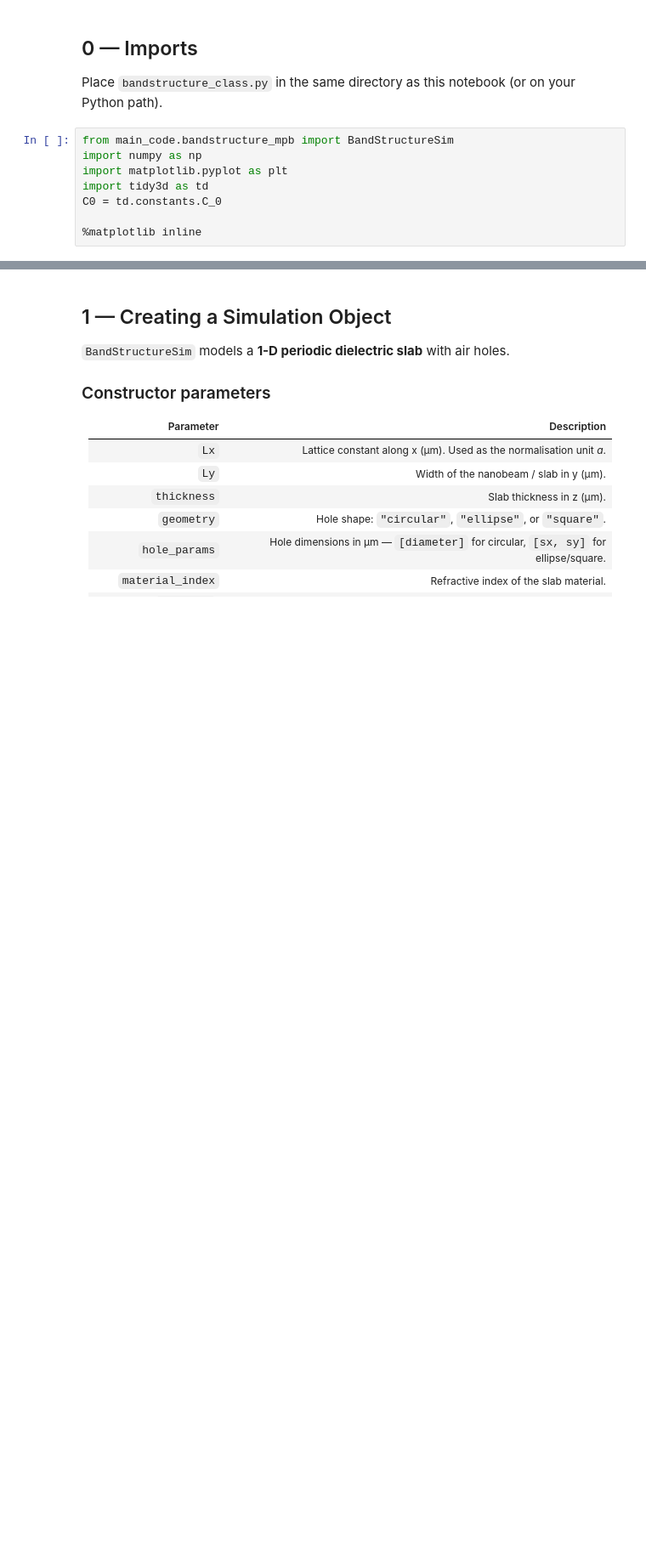
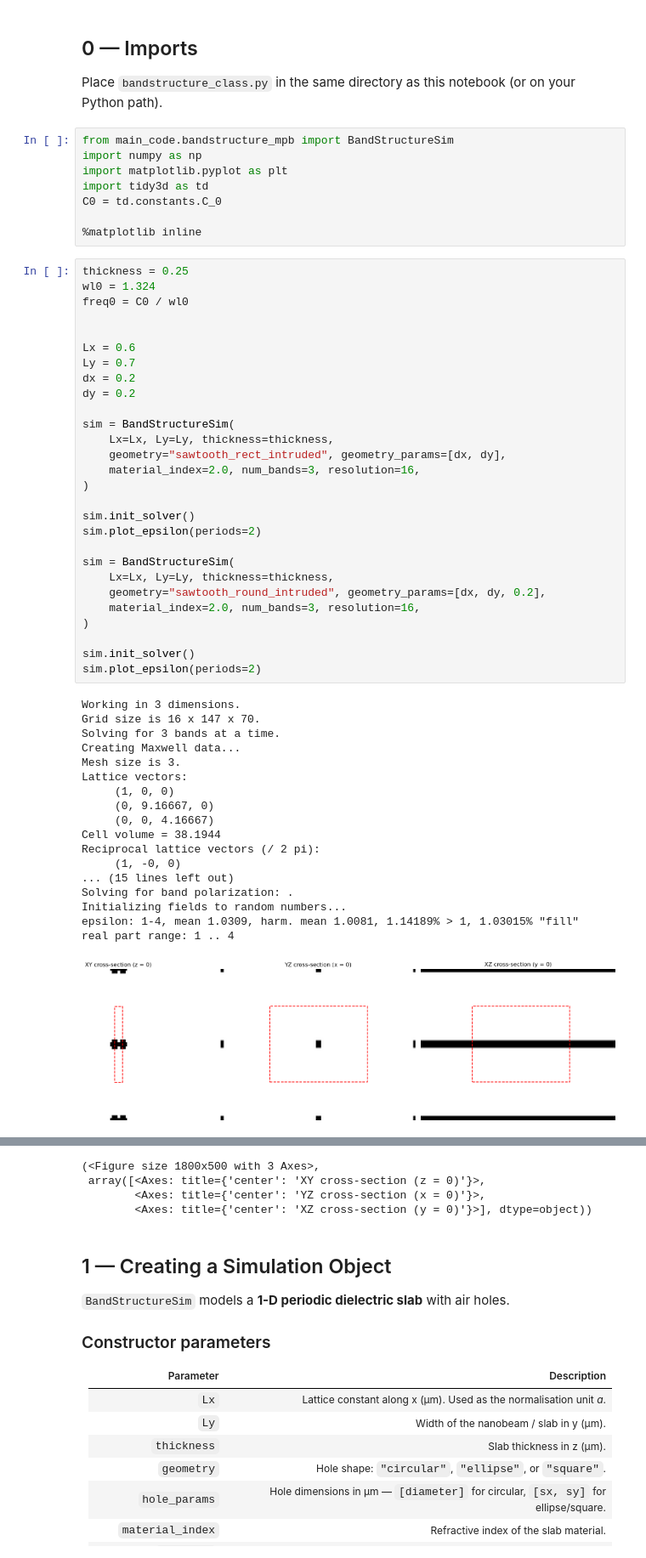
Before and after one commit to Ma-Lab-Cal/nanophotonic_cavity_sim, a Jupyter notebook: bandstructure_tutorial.ipynb, the cells around one changed output, grey strips where cells are left out. Shown at 85% size. Drawn from its saved outputs; the diff is of its cells as text; blank space fills up the shorter version.

Commit message:
Intruded sawtooth geometry added.

```diff
--- a/bandstructure_tutorial.ipynb
+++ b/bandstructure_tutorial.ipynb
@@ -18,3 +18,50 @@ import tidy3d as td
 C0 = td.constants.C_0
 
 %matplotlib inline
+# %%
+thickness = 0.25
+wl0 = 1.324
+freq0 = C0 / wl0
+
+
+Lx = 0.6
+Ly = 0.7
+dx = 0.2
+dy = 0.2
+
+sim = BandStructureSim(
+    Lx=Lx, Ly=Ly, thickness=thickness,
+    geometry="sawtooth_rect_intruded", geometry_params=[dx, dy],
+    material_index=2.0, num_bands=3, resolution=16,
+)
+
+sim.init_solver()
+sim.plot_epsilon(periods=2)
+
+sim = BandStructureSim(
+    Lx=Lx, Ly=Ly, thickness=thickness,
+    geometry="sawtooth_round_intruded", geometry_params=[dx, dy, 0.2],
+    material_index=2.0, num_bands=3, resolution=16,
+)
+
+sim.init_solver()
+sim.plot_epsilon(periods=2)
+# %% [output]
+Working in 3 dimensions.
+Grid size is 16 x 147 x 70.
+Solving for 3 bands at a time.
+Creating Maxwell data...
+Mesh size is 3.
+Lattice vectors:
+     (1, 0, 0)
+     (0, 9.16667, 0)
+     (0, 0, 4.16667)
+Cell volume = 38.1944
+Reciprocal lattice vectors (/ 2 pi):
+     (1, -0, 0)
+... (15 lines left out)
+Solving for band polarization: .
+Initializing fields to random numbers...
+epsilon: 1-4, mean 1.0309, harm. mean 1.0081, 1.14189% > 1, 1.03015% "fill"
+real part range: 1 .. 4
+[figure, added]
@@ -21,3 +86,7 @@ C0 = td.constants.C_0
+(<Figure size 1800x500 with 3 Axes>,
+ array([<Axes: title={'center': 'XY cross-section (z = 0)'}>,
+        <Axes: title={'center': 'YZ cross-section (x = 0)'}>,
+        <Axes: title={'center': 'XZ cross-section (y = 0)'}>], dtype=object))
 # %% [markdown]
 ## 1 — Creating a Simulation Object
 
```
Also changed, not shown: parts of 3 cells of this notebook, 6 other files.
